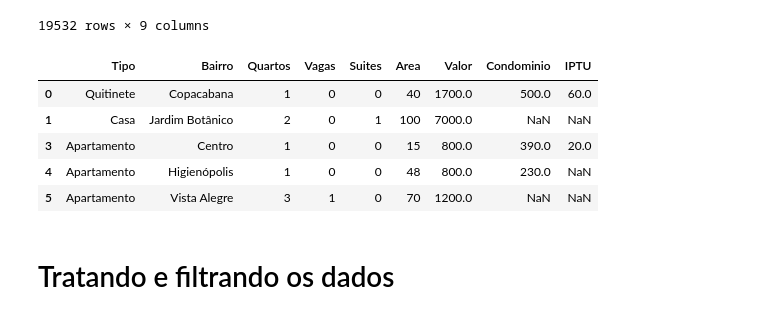
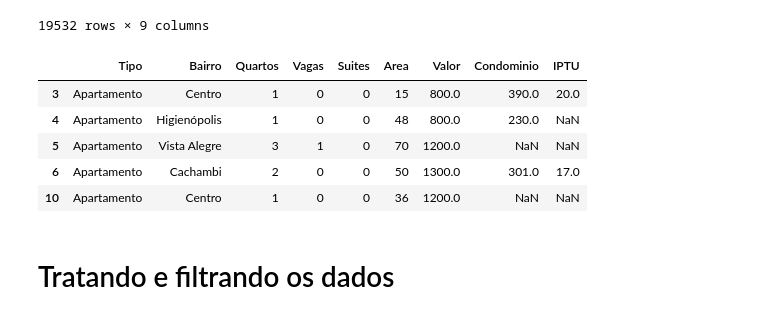
Before and after one commit to orlandojsjunior/Python_para_Data_Science-pandas_conhecendo_a_biblioteca, a Jupyter notebook: pandas_conhecendo_a_biclioteca.ipynb, the cells around one changed output. Drawn from its saved outputs; the diff is of its cells as text; code cells hidden in the pictures.

Commit message:
Lidando com dados nulos

```diff
--- a/pandas_conhecendo_a_biclioteca.ipynb
+++ b/pandas_conhecendo_a_biclioteca.ipynb
@@ -7,7 +7,7 @@
 # %%
 import pandas as pd
 # %%
-URL = "https://raw.githubusercontent.com/orlandojsjunior/Pandas_conhecendo_a_biblioteca/main/Base%20de%20dados/aluguel.csv"
+URL = 'https://raw.githubusercontent.com/alura-cursos/pandas-conhecendo-a-biblioteca/main/base-de-dados/aluguel.csv'
 
 pd.read_csv(URL)
 # %% [output]
@@ -377,16 +377,15 @@ df.query('Tipo == "Apartamento"')
 | 32958 | Apartamento | Leblon | 2 | 0 | 0 | 70 | 3000.0 | 760.0 | NaN |
 19532 rows × 9 columns
 # %%
-df_apartamentos = df.query('Tipo == "Apartamento"')
-
+df = df.query('Tipo == "Apartamento"')
 df.head()
 # %% [output]
 |  | Tipo | Bairro | Quartos | Vagas | Suites | Area | Valor | Condominio | IPTU |
-| 0 | Quitinete | Copacabana | 1 | 0 | 0 | 40 | 1700.0 | 500.0 | 60.0 |
-| 1 | Casa | Jardim Botânico | 2 | 0 | 1 | 100 | 7000.0 | NaN | NaN |
 | 3 | Apartamento | Centro | 1 | 0 | 0 | 15 | 800.0 | 390.0 | 20.0 |
 | 4 | Apartamento | Higienópolis | 1 | 0 | 0 | 48 | 800.0 | 230.0 | NaN |
 | 5 | Apartamento | Vista Alegre | 3 | 1 | 0 | 70 | 1200.0 | NaN | NaN |
+| 6 | Apartamento | Cachambi | 2 | 0 | 0 | 50 | 1300.0 | 301.0 | 17.0 |
+| 10 | Apartamento | Centro | 1 | 0 | 0 | 36 | 1200.0 | NaN | NaN |
 # %% [markdown]
 # Tratando e filtrando os dados
 # %% [markdown]
```
Also changed, not shown: parts of 3 cells of this notebook.
